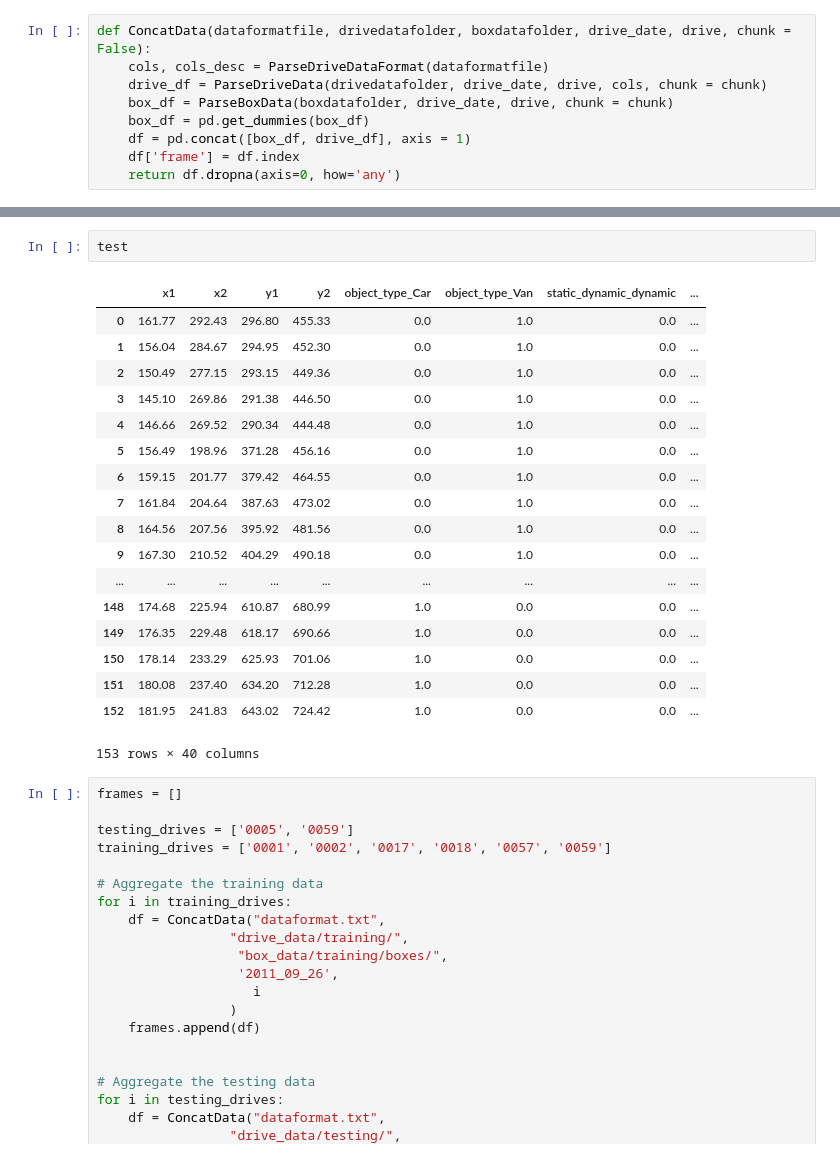
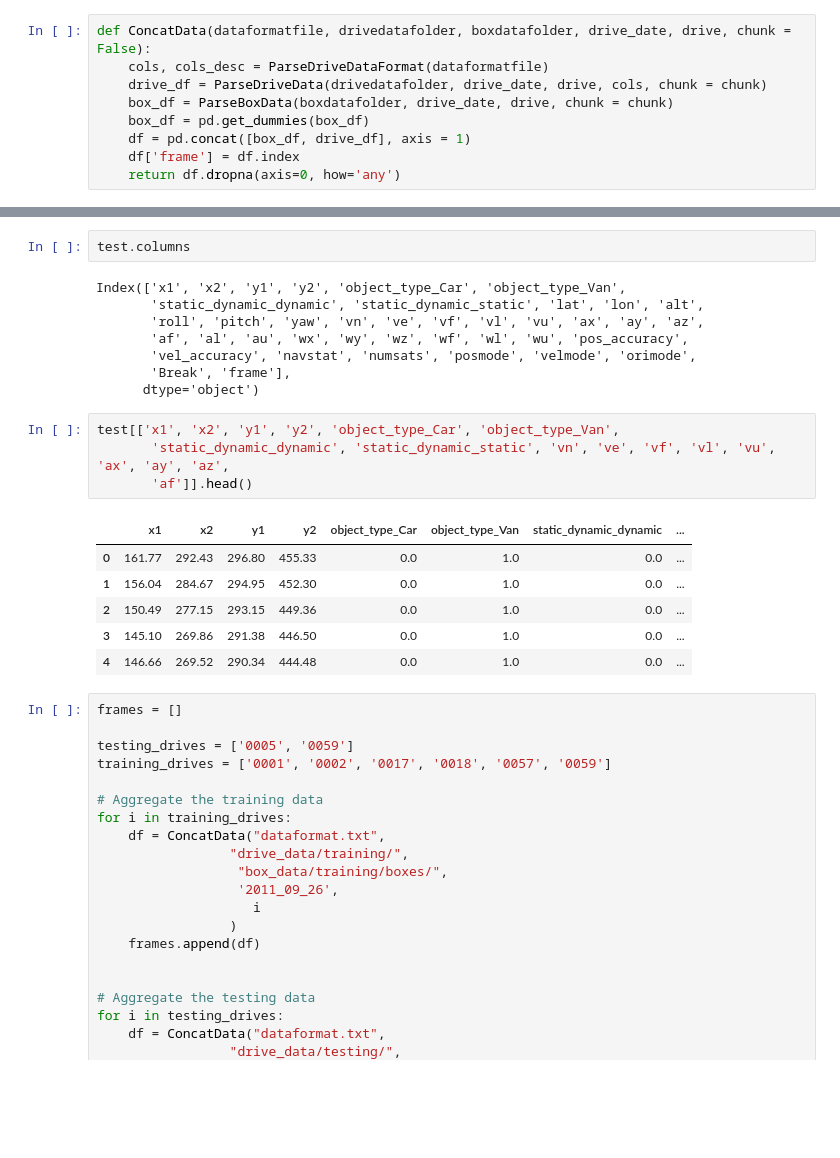
Before and after one commit to nicaless/dr_fall_2017, a Jupyter notebook: ParseFeaturesAndLabels.ipynb, the cells around one changed output, grey strips where cells are left out. Saved outputs shown, nothing was run; the diff lists cells and outputs as text; blank space fills up the shorter version.

```diff
--- a/ParseFeaturesAndLabels.ipynb
+++ b/ParseFeaturesAndLabels.ipynb
@@ -139,24 +157,24 @@ See the caveats in the documentation: http://pandas.pydata.org/pandas-docs/stabl
 # %%
-test
+test.columns
 # %% [output]
-|  | x1 | x2 | y1 | y2 | object_type_Car | object_type_Van | static_dynamic_dynamic | ... |
-| 0 | 161.77 | 292.43 | 296.80 | 455.33 | 0.0 | 1.0 | 0.0 | ... |
-| 1 | 156.04 | 284.67 | 294.95 | 452.30 | 0.0 | 1.0 | 0.0 | ... |
-| 2 | 150.49 | 277.15 | 293.15 | 449.36 | 0.0 | 1.0 | 0.0 | ... |
-| 3 | 145.10 | 269.86 | 291.38 | 446.50 | 0.0 | 1.0 | 0.0 | ... |
-| 4 | 146.66 | 269.52 | 290.34 | 444.48 | 0.0 | 1.0 | 0.0 | ... |
-| 5 | 156.49 | 198.96 | 371.28 | 456.16 | 0.0 | 1.0 | 0.0 | ... |
-| 6 | 159.15 | 201.77 | 379.42 | 464.55 | 0.0 | 1.0 | 0.0 | ... |
-| 7 | 161.84 | 204.64 | 387.63 | 473.02 | 0.0 | 1.0 | 0.0 | ... |
-| 8 | 164.56 | 207.56 | 395.92 | 481.56 | 0.0 | 1.0 | 0.0 | ... |
-| 9 | 167.30 | 210.52 | 404.29 | 490.18 | 0.0 | 1.0 | 0.0 | ... |
-| ... | ... | ... | ... | ... | ... | ... | ... | ... |
-| 148 | 174.68 | 225.94 | 610.87 | 680.99 | 1.0 | 0.0 | 0.0 | ... |
-| 149 | 176.35 | 229.48 | 618.17 | 690.66 | 1.0 | 0.0 | 0.0 | ... |
-| 150 | 178.14 | 233.29 | 625.93 | 701.06 | 1.0 | 0.0 | 0.0 | ... |
-| 151 | 180.08 | 237.40 | 634.20 | 712.28 | 1.0 | 0.0 | 0.0 | ... |
-| 152 | 181.95 | 241.83 | 643.02 | 724.42 | 1.0 | 0.0 | 0.0 | ... |
-153 rows × 40 columns
+Index(['x1', 'x2', 'y1', 'y2', 'object_type_Car', 'object_type_Van',
+       'static_dynamic_dynamic', 'static_dynamic_static', 'lat', 'lon', 'alt',
+       'roll', 'pitch', 'yaw', 'vn', 've', 'vf', 'vl', 'vu', 'ax', 'ay', 'az',
+       'af', 'al', 'au', 'wx', 'wy', 'wz', 'wf', 'wl', 'wu', 'pos_accuracy',
+       'vel_accuracy', 'navstat', 'numsats', 'posmode', 'velmode', 'orimode',
+       'Break', 'frame'],
+      dtype='object')
+# %%
+test[['x1', 'x2', 'y1', 'y2', 'object_type_Car', 'object_type_Van',
+       'static_dynamic_dynamic', 'static_dynamic_static', 'vn', 've', 'vf', 'vl', 'vu', 'ax', 'ay', 'az',
+       'af']].head()
+# %% [output]
+|  | x1 | x2 | y1 | y2 | object_type_Car | object_type_Van | static_dynamic_dynamic | ... |
+| 0 | 161.77 | 292.43 | 296.80 | 455.33 | 0.0 | 1.0 | 0.0 | ... |
+| 1 | 156.04 | 284.67 | 294.95 | 452.30 | 0.0 | 1.0 | 0.0 | ... |
+| 2 | 150.49 | 277.15 | 293.15 | 449.36 | 0.0 | 1.0 | 0.0 | ... |
+| 3 | 145.10 | 269.86 | 291.38 | 446.50 | 0.0 | 1.0 | 0.0 | ... |
+| 4 | 146.66 | 269.52 | 290.34 | 444.48 | 0.0 | 1.0 | 0.0 | ... |
 # %%
 frames = []
 
```
Also changed, not shown: parts of 2 cells of this notebook, 34 other files.
